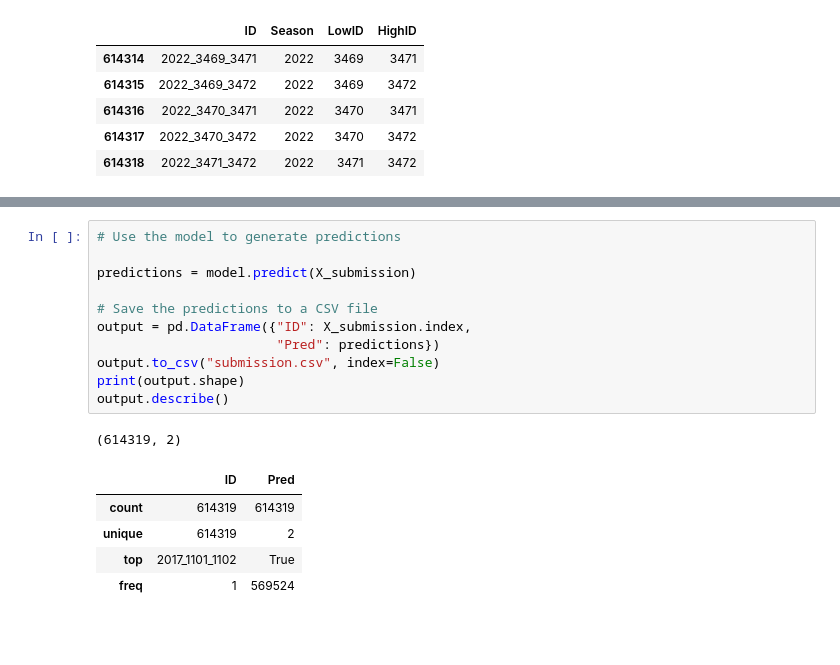
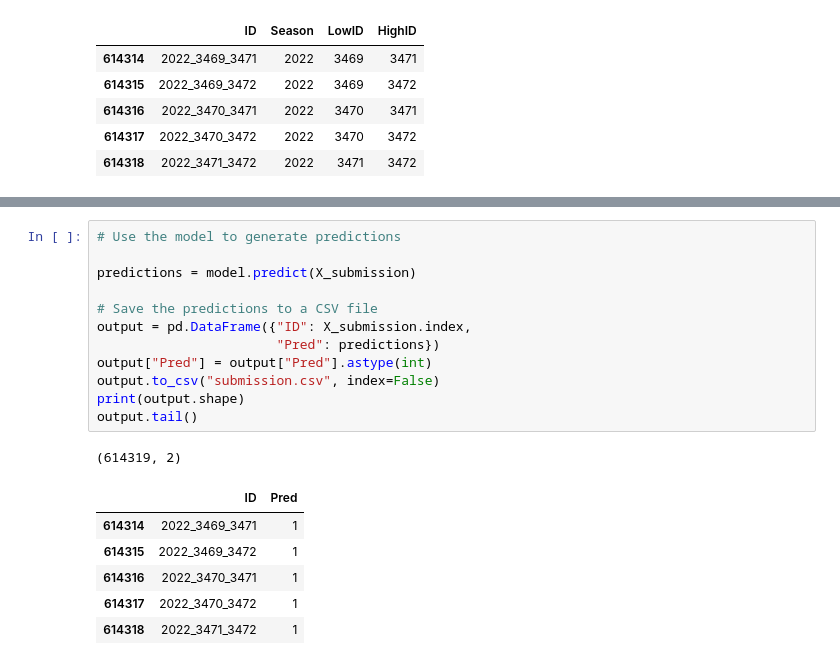
Before and after one commit to sethchart/kaggle-march-machine-learning-mania, a Jupyter notebook: kernels/warmup/notebook.ipynb, the cells around one changed output, grey strips where cells are left out. Drawn from its saved outputs; the diff is of its cells as text; blank space fills up the shorter version.

```diff
--- a/kernels/warmup/notebook.ipynb
+++ b/kernels/warmup/notebook.ipynb
@@ -397,18 +397,20 @@ X_submission.describe()
 # %%
 # Use the model to generate predictions
 
 predictions = model.predict(X_submission)
 
 # Save the predictions to a CSV file
 output = pd.DataFrame({"ID": X_submission.index,
                        "Pred": predictions})
+output["Pred"] = output["Pred"].astype(int)
 output.to_csv("submission.csv", index=False)
 print(output.shape)
-output.describe()
+output.tail()
 # %% [output]
 (614319, 2)
 |  | ID | Pred |
-| count | 614319 | 614319 |
-| unique | 614319 | 2 |
-| top | 2017_1101_1102 | True |
-| freq | 1 | 569524 |
+| 614314 | 2022_3469_3471 | 1 |
+| 614315 | 2022_3469_3472 | 1 |
+| 614316 | 2022_3470_3471 | 1 |
+| 614317 | 2022_3470_3472 | 1 |
+| 614318 | 2022_3471_3472 | 1 |
```
